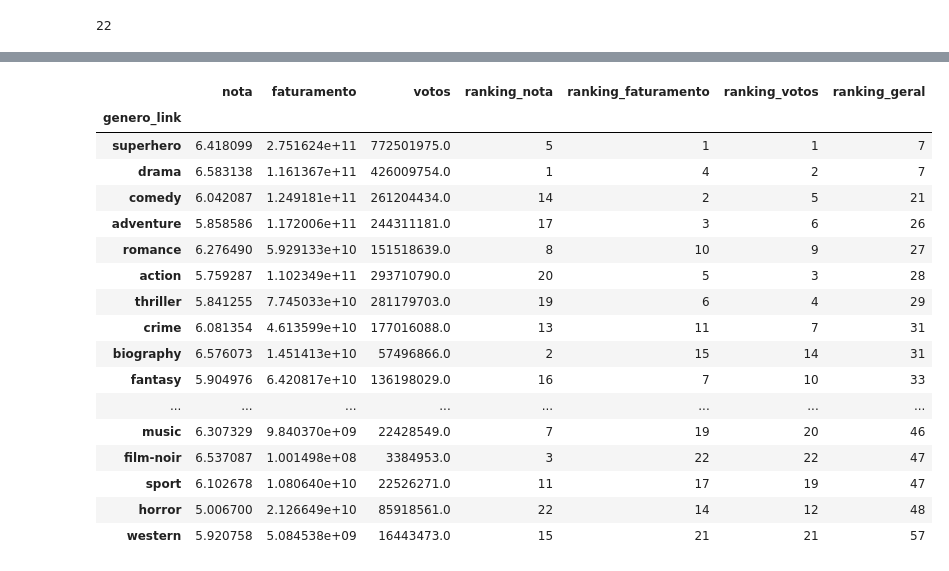
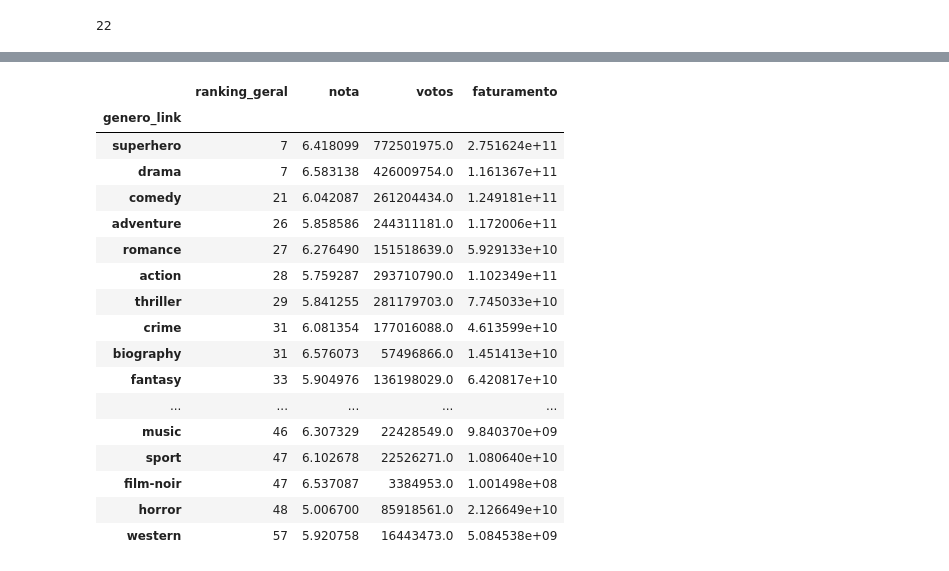
Before and after one commit to emesonfilho/repositorio_filmes, a Jupyter notebook: analise_base_filmes.ipynb, the cells around one changed output, grey strips where cells are left out. Drawn from its saved outputs; the diff is of its cells as text; code cells hidden in the pictures.

```diff
--- a/analise_base_filmes.ipynb
+++ b/analise_base_filmes.ipynb
@@ -83,21 +80,21 @@ df_metricas_genero_link.sort_values(by = "ranking_geral", ascending = True, inpl
 # %%
-df_metricas_genero_link
+df_metricas_genero_link[["ranking_geral", "nota", "votos", "faturamento"]]
 # %% [output]
-|  | nota | faturamento | votos | ranking_nota | ranking_faturamento | ranking_votos | ranking_geral |
-| genero_link |  |  |  |  |  |  |  |
-| superhero | 6.418099 | 2.751624e+11 | 772501975.0 | 5 | 1 | 1 | 7 |
-| drama | 6.583138 | 1.161367e+11 | 426009754.0 | 1 | 4 | 2 | 7 |
-| comedy | 6.042087 | 1.249181e+11 | 261204434.0 | 14 | 2 | 5 | 21 |
-| adventure | 5.858586 | 1.172006e+11 | 244311181.0 | 17 | 3 | 6 | 26 |
-| romance | 6.276490 | 5.929133e+10 | 151518639.0 | 8 | 10 | 9 | 27 |
-| action | 5.759287 | 1.102349e+11 | 293710790.0 | 20 | 5 | 3 | 28 |
-| thriller | 5.841255 | 7.745033e+10 | 281179703.0 | 19 | 6 | 4 | 29 |
-| crime | 6.081354 | 4.613599e+10 | 177016088.0 | 13 | 11 | 7 | 31 |
-| biography | 6.576073 | 1.451413e+10 | 57496866.0 | 2 | 15 | 14 | 31 |
-| fantasy | 5.904976 | 6.420817e+10 | 136198029.0 | 16 | 7 | 10 | 33 |
-| ... | ... | ... | ... | ... | ... | ... | ... |
-| music | 6.307329 | 9.840370e+09 | 22428549.0 | 7 | 19 | 20 | 46 |
-| film-noir | 6.537087 | 1.001498e+08 | 3384953.0 | 3 | 22 | 22 | 47 |
-| sport | 6.102678 | 1.080640e+10 | 22526271.0 | 11 | 17 | 19 | 47 |
-| horror | 5.006700 | 2.126649e+10 | 85918561.0 | 22 | 14 | 12 | 48 |
-| western | 5.920758 | 5.084538e+09 | 16443473.0 | 15 | 21 | 21 | 57 |
+|  | ranking_geral | nota | votos | faturamento |
+| genero_link |  |  |  |  |
+| superhero | 7 | 6.418099 | 772501975.0 | 2.751624e+11 |
+| drama | 7 | 6.583138 | 426009754.0 | 1.161367e+11 |
+| comedy | 21 | 6.042087 | 261204434.0 | 1.249181e+11 |
+| adventure | 26 | 5.858586 | 244311181.0 | 1.172006e+11 |
+| romance | 27 | 6.276490 | 151518639.0 | 5.929133e+10 |
+| action | 28 | 5.759287 | 293710790.0 | 1.102349e+11 |
+| thriller | 29 | 5.841255 | 281179703.0 | 7.745033e+10 |
+| crime | 31 | 6.081354 | 177016088.0 | 4.613599e+10 |
+| biography | 31 | 6.576073 | 57496866.0 | 1.451413e+10 |
+| fantasy | 33 | 5.904976 | 136198029.0 | 6.420817e+10 |
+| ... | ... | ... | ... | ... |
+| music | 46 | 6.307329 | 22428549.0 | 9.840370e+09 |
+| sport | 47 | 6.102678 | 22526271.0 | 1.080640e+10 |
+| film-noir | 47 | 6.537087 | 3384953.0 | 1.001498e+08 |
+| horror | 48 | 5.006700 | 85918561.0 | 2.126649e+10 |
+| western | 57 | 5.920758 | 16443473.0 | 5.084538e+09 |
```
Also changed, not shown: parts of 19 cells of this notebook.
